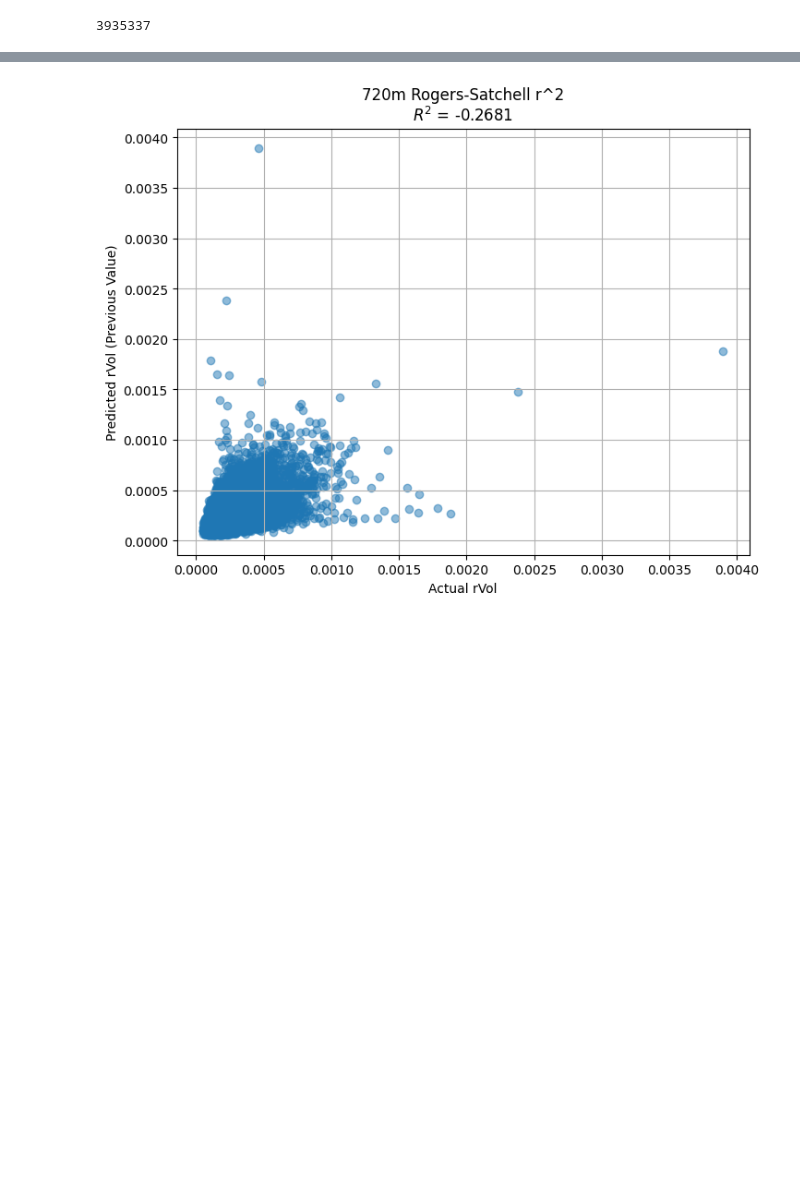
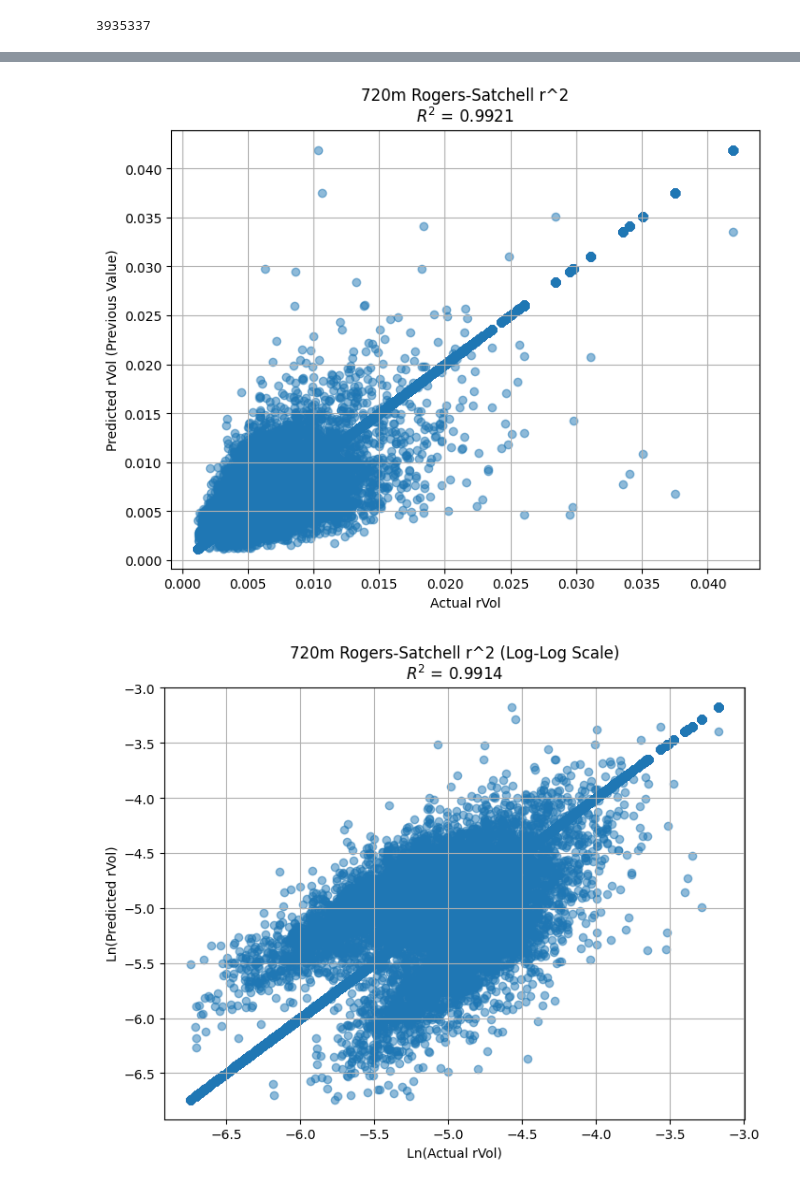
Before and after one commit to EstifanosShekour/Gamma-Capture-project-Lehigh-MFE, a Jupyter notebook: src/main.ipynb, the cells around one changed output, grey strips where cells are left out. Drawn from its saved outputs; the diff is of its cells as text; code cells hidden in the pictures; blank space fills up the shorter version.

```diff
--- a/src/main.ipynb
+++ b/src/main.ipynb
@@ -533,0 +565,4 @@ data
+# %%
+data.reset_index(inplace=True)
+# %%
+data.drop(columns=['index'], inplace=True)
@@ -683,2 +878,3 @@ RS_120m_rvol = Prepare_data_calc_rvol(data, vol_measure = 'Rogers-Satchell', tim
 # %%
-#RS_120_missing_data, data, RS_120m_rvol = Prepare_data_calc_rvol(data, vol_measure = 'Rogers-Satchell', timeframe = 120, minute_interval = 1, threshold = 0.1)  # Choose 'Garman-Klass', 'Rogers-Satchell', or 'Close-to-Close'
+
+RS_720m_rvol = calculate_rvol(data, vol_measure = 'Rogers-Satchell', timeframe = 720, minute_interval = 5, threshold = 0.2)  # Choose 'Garman-Klass', 'Rogers-Satchell', or 'Close-to-Close'
@@ -702,3 +888,0 @@ plt.scatter(sample.index , sample, alpha = 0.7)
-# %%
-'''RS_720_missing_data, data,'''
-RS_720m_rvol = Prepare_data_calc_rvol(data, vol_measure = 'Rogers-Satchell', timeframe = 720, minute_interval = 5, threshold = 0.2)  # Choose 'Garman-Klass', 'Rogers-Satchell', or 'Close-to-Close'
@@ -859,4 +1101,5 @@ plot_rvol_r2(rvol_2880m_rs, title='2880m Rogers-Satchell r^2')
 # %%
-plot_rvol_r2(RS_720m_rvol, title='720m Rogers-Satchell r^2')
+plot_rvol_r2(RS_720m_rvol['RVol_720min_Rogers-Satchell'], title='720m Rogers-Satchell r^2')
 # %% [output]
-[figure, old version]
+[figure, new version]
+[figure, added]
```
Also changed, not shown: parts of 49 cells of this notebook.
